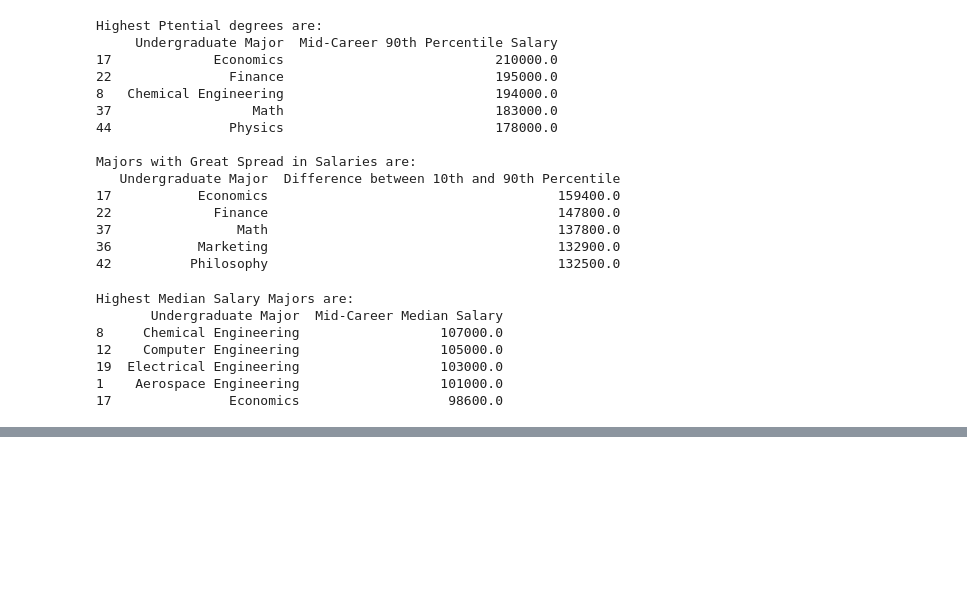
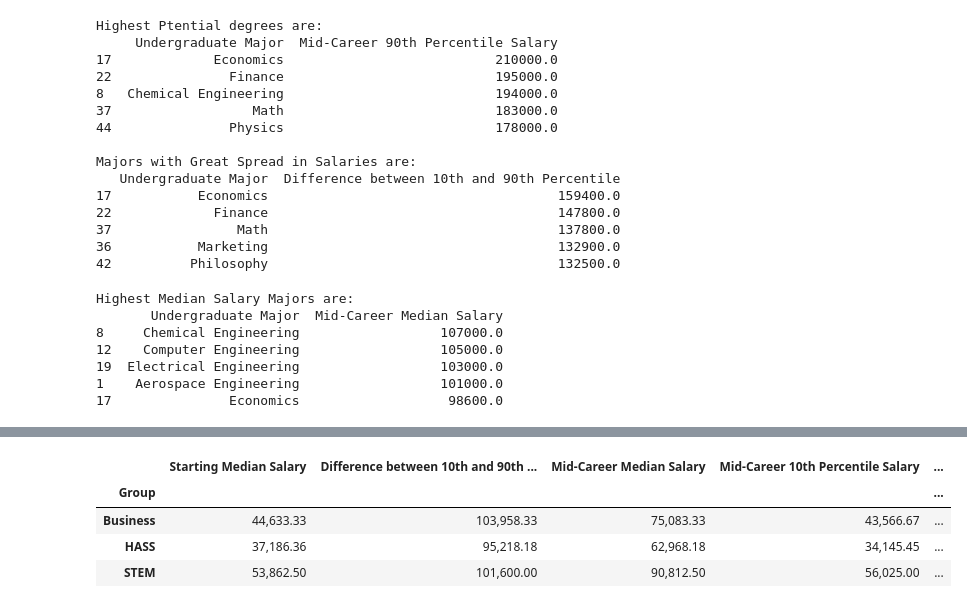
Before and after one commit to moazzam3890/Gradute_Salaries_By_Major, a Jupyter notebook: Analysing_the_Post-University_Salaries_of_Graduates_by_Major.ipynb, the cells around one changed output, grey strips where cells are left out. Cells and saved outputs as stored; diff of their text form; code cells hidden in the pictures; blank space fills up the shorter version.

```diff
--- a/Analysing_the_Post-University_Salaries_of_Graduates_by_Major.ipynb
+++ b/Analysing_the_Post-University_Salaries_of_Graduates_by_Major.ipynb
@@ -258,0 +275,9 @@ Highest Median Salary Majors are:
+# %%
+pd.options.display.float_format = '{:,.2f}'.format
+clean_df.groupby('Group').mean()
+# %% [output]
+|  | Starting Median Salary | Difference between 10th and 90th ... | Mid-Career Median Salary | Mid-Career 10th Percentile Salary | ... |
+| Group |  |  |  |  | ... |
+| Business | 44,633.33 | 103,958.33 | 75,083.33 | 43,566.67 | ... |
+| HASS | 37,186.36 | 95,218.18 | 62,968.18 | 34,145.45 | ... |
+| STEM | 53,862.50 | 101,600.00 | 90,812.50 | 56,025.00 | ... |
```
Also changed, not shown: parts of 2 cells of this notebook.
